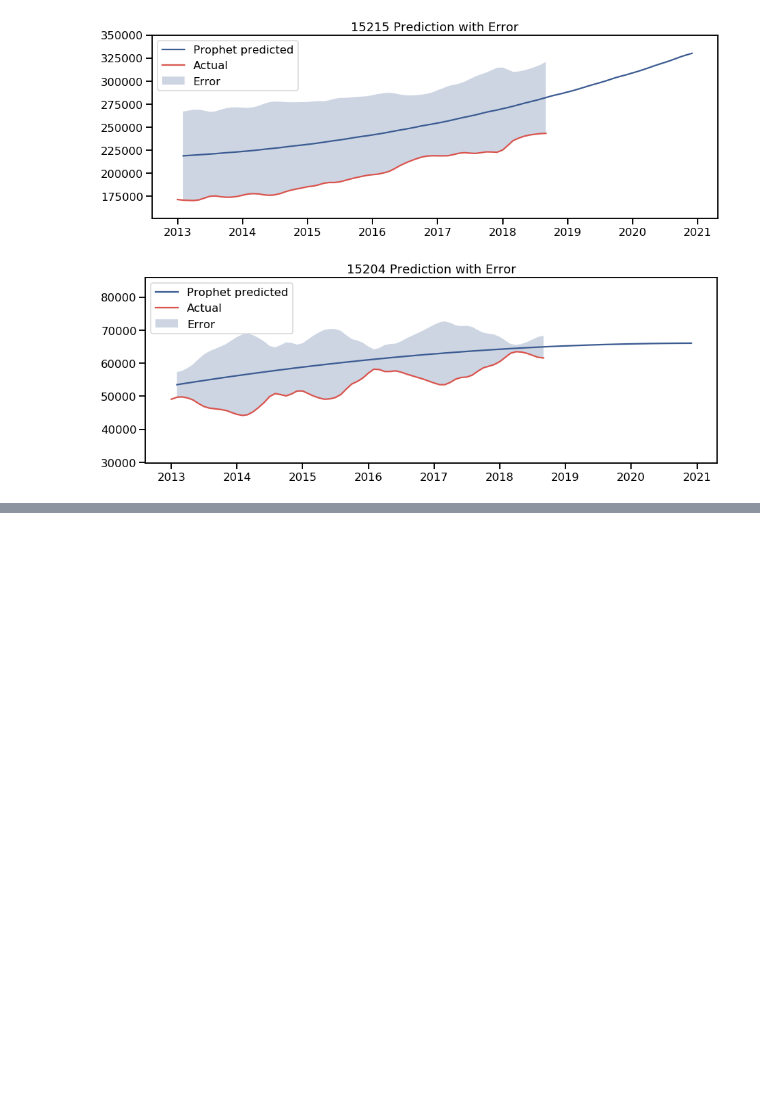
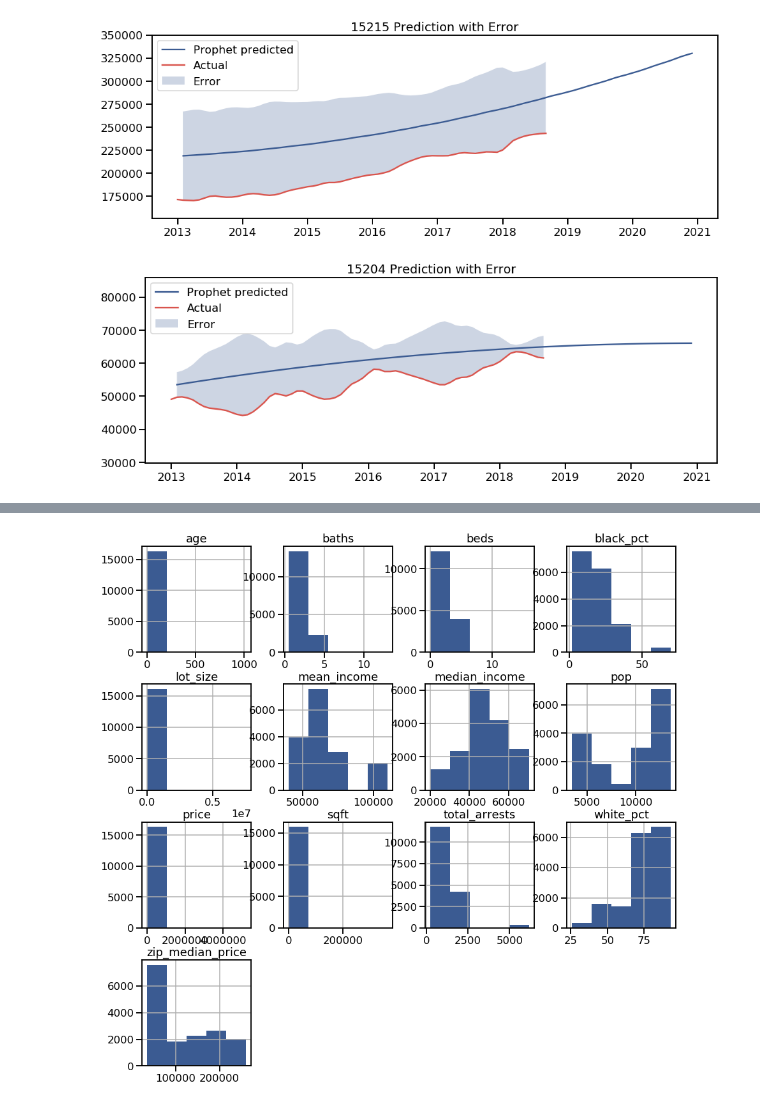
Before and after one commit to oxenfree/Pittsburgh-Real-Estate-Data-Analysis, a Jupyter notebook: main.ipynb, the cells around one changed output, grey strips where cells are left out. Drawn from its saved outputs; the diff is of its cells as text; code cells hidden in the pictures; blank space fills up the shorter version.

Commit message:
zillow errors ironed out.

```diff
--- a/main.ipynb
+++ b/main.ipynb
@@ -414,10 +422,13 @@ for name, dictionary in encyclopedia.items():
             if len(called):
                 already_called.extend(called)
 # %%
+"""
+The call to Zillow.
+"""
 from datetime import datetime
 import json
 year = datetime.now().year + 1 # we're adding one year because it's Dec 2018
-api_limit = 3700
+api_limit = 4500 # <- frowny face emoji
 count_down = api_limit
 house_details = {}
 bad_calls = {}
@@ -437,7 +448,8 @@ for row in whole_enchilada.iterrows():
     if ext_data['year_built'] is not None:
         age = year - int(ext_data['year_built'])
     house_details[id] = {
-        'use_code': ext_data['year_built'],'year_built': ext_data['year_built'],
+        'use_code': ext_data['year_built'],
+        'year_built': ext_data['year_built'],
         'age': age,
         'lot_size': ext_data['lot_size_sqft'],
         'sqft': ext_data['finished_sqft'],
@@ -446,6 +458,8 @@ for row in whole_enchilada.iterrows():
         'lng': address['longitude'],
         'lat': address['longitude']
     }
+    if count_down % 200 == 0:
+        display(house_details[id])
     if count_down <= 1:
         break
 print('ding fries are done')
@@ -493,0 +630,10 @@ todo_bueno.shape
+# %%
+final_set = todo_bueno.merge(whole_enchilada, on='parid', how='left')
+final_set.drop(['use_code', 'salecode'], axis=1, inplace=True)
+aggregate_attributes = ['zip_median_price', 'total_arrests', 'mean_income',
+                        'median_income', 'black_pct', 'white_pct', 'pop']
+cat_attributes = ['street_address', 'neighborhood', 'zip_code', 'year_built']
+ind_num_attributes = ['age', 'baths', 'beds', 'lot_size', 'sqft', 'price']
+all_num_attributes = aggregate_attributes + ind_num_attributes
+final_set[all_num_attributes] = final_set[all_num_attributes].astype('float64')
+final_set.drop(final_set.loc[final_set.price == final_set.price.max()].index, inplace=True)
@@ -494,2 +660,7 @@ todo_bueno.shape
+# %%
+final_set.hist(bins=5, figsize=(15, 15))
+plt.show()
+# %% [output]
+[figure, added]
 # %%
 from pandas.plotting import scatter_matrix
```
Also changed, not shown: parts of 9 cells of this notebook.
